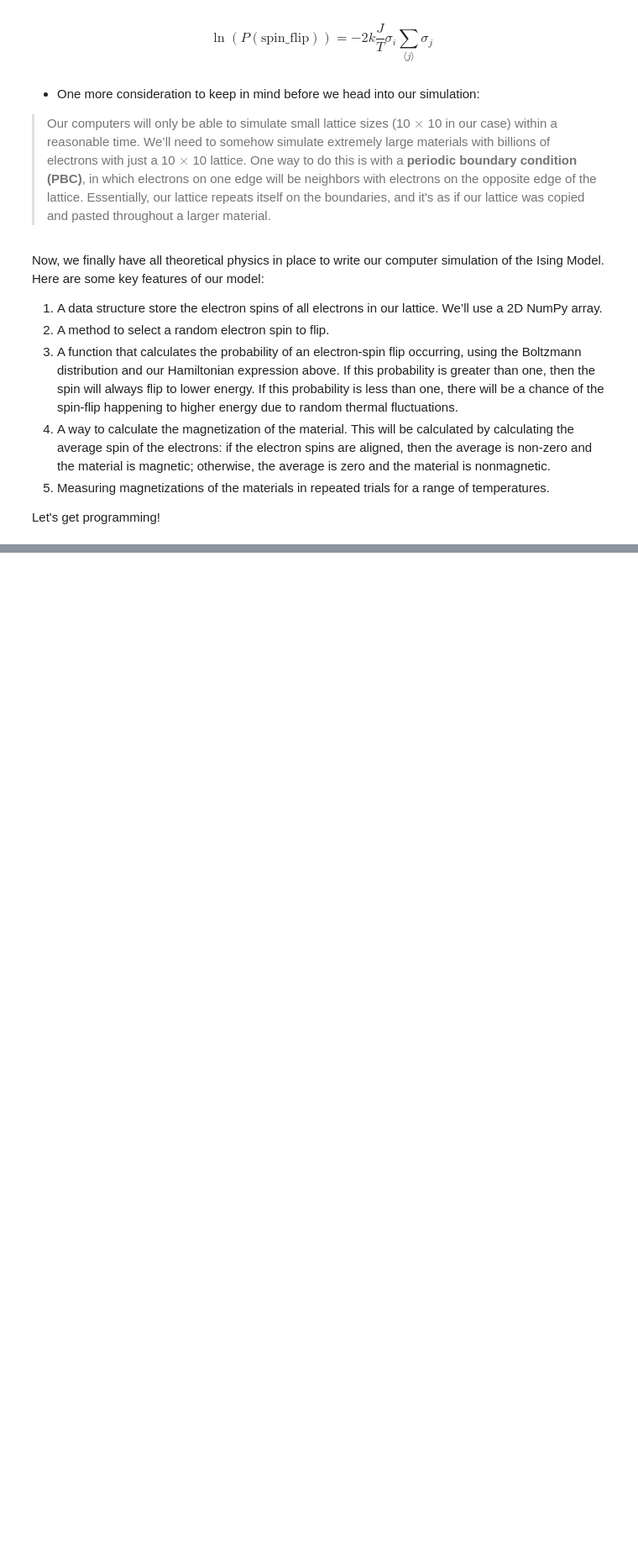
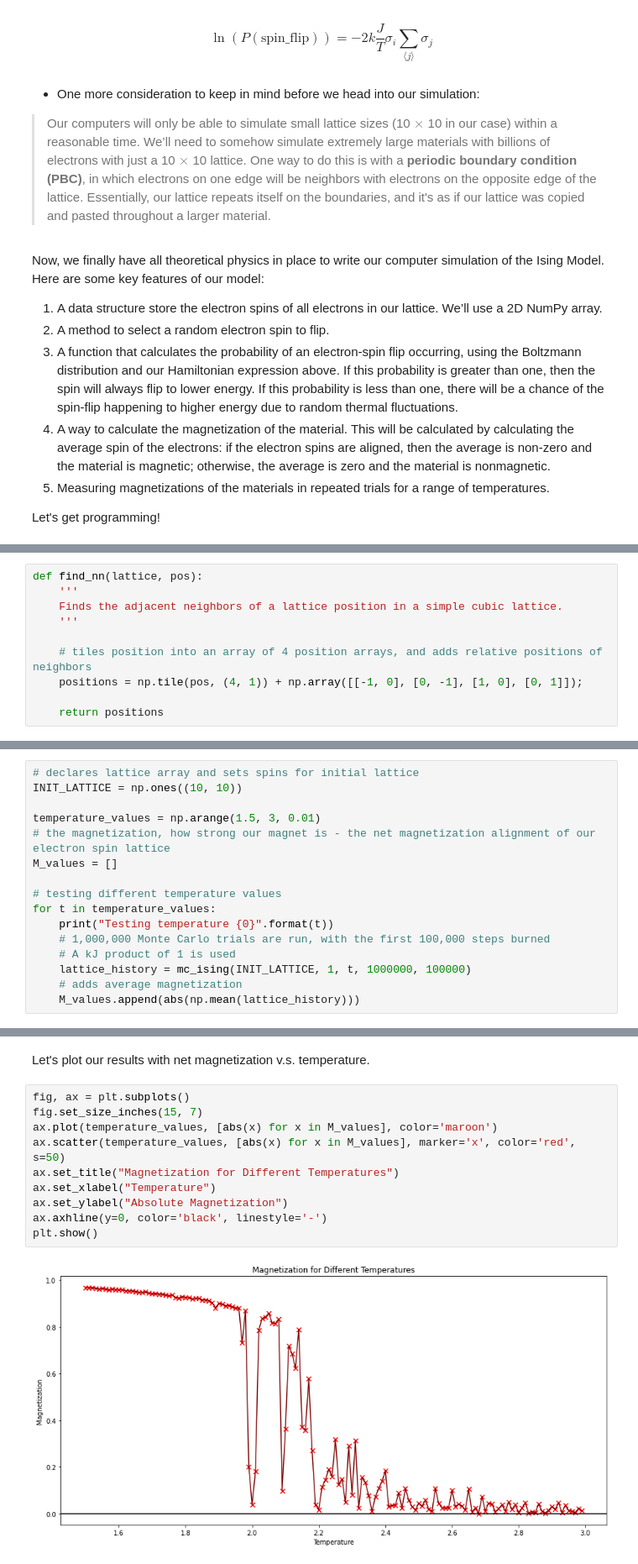
Before and after one commit to Henry-P-Ding/ising_model_simulation, a Jupyter notebook: ising_model.ipynb, the cells around one changed output, grey strips where cells are left out. Shown: that part at 84% size. Saved outputs shown, nothing was run; the diff lists cells and outputs as text; blank space fills up the shorter version.

Commit message:
Implemented ising model
- Implemented ising model simulation
- graphed ising model results

```diff
--- a/ising_model.ipynb
+++ b/ising_model.ipynb
@@ -106,0 +133,10 @@ https://stackoverflow.com/questions/51178699/trying-to-display-youtube-video-in-
+# %%
+def find_nn(lattice, pos):
+    '''
+    Finds the adjacent neighbors of a lattice position in a simple cubic lattice.
+    '''
+
+    # tiles position into an array of 4 position arrays, and adds relative positions of neighbors
+    positions = np.tile(pos, (4, 1)) + np.array([[-1, 0], [0, -1], [1, 0], [0, 1]]);
+
+    return positions
@@ -106,0 +186,16 @@ https://stackoverflow.com/questions/51178699/trying-to-display-youtube-video-in-
+# %%
+# declares lattice array and sets spins for initial lattice
+INIT_LATTICE = np.ones((10, 10))
+
+temperature_values = np.arange(1.5, 3, 0.01)
+# the magnetization, how strong our magnet is - the net magnetization alignment of our electron spin lattice
+M_values = []
+
+# testing different temperature values
+for t in temperature_values:
+    print("Testing temperature {0}".format(t))
+    # 1,000,000 Monte Carlo trials are run, with the first 100,000 steps burned
+    # A kJ product of 1 is used
+    lattice_history = mc_ising(INIT_LATTICE, 1, t, 1000000, 100000)
+    # adds average magnetization
+    M_values.append(abs(np.mean(lattice_history)))
@@ -106,0 +220,14 @@ https://stackoverflow.com/questions/51178699/trying-to-display-youtube-video-in-
+# %% [markdown]
+Let's plot our results with net magnetization v.s. temperature.
+# %%
+fig, ax = plt.subplots()
+fig.set_size_inches(15, 7)
+ax.plot(temperature_values, [abs(x) for x in M_values], color='maroon')
+ax.scatter(temperature_values, [abs(x) for x in M_values], marker='x', color='red', s=50)
+ax.set_title("Magnetization for Different Temperatures")
+ax.set_xlabel("Temperature")
+ax.set_ylabel("Absolute Magnetization")
+ax.axhline(y=0, color='black', linestyle='-')
+plt.show()
+# %% [output]
+[figure, added]
```
Also changed, not shown: parts of 11 cells of this notebook.
